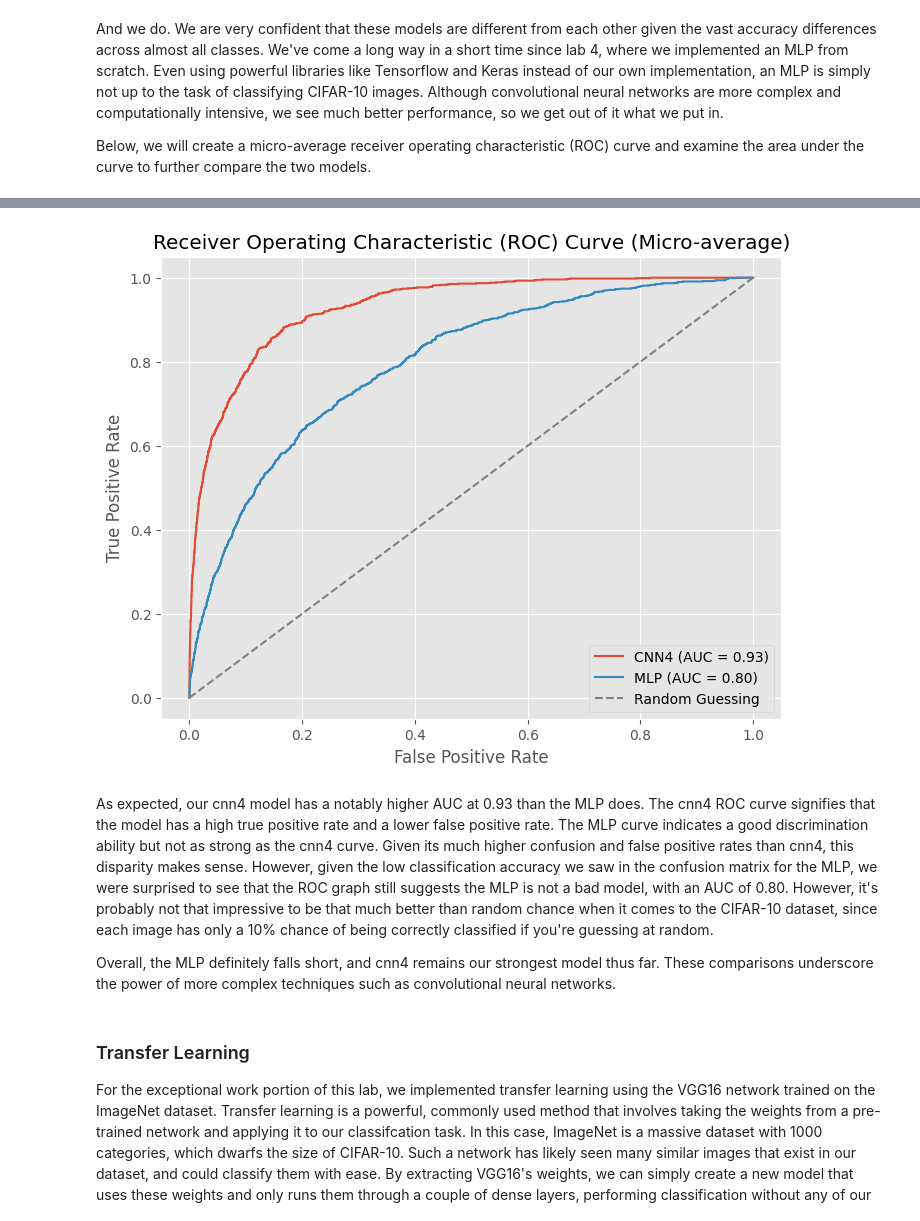
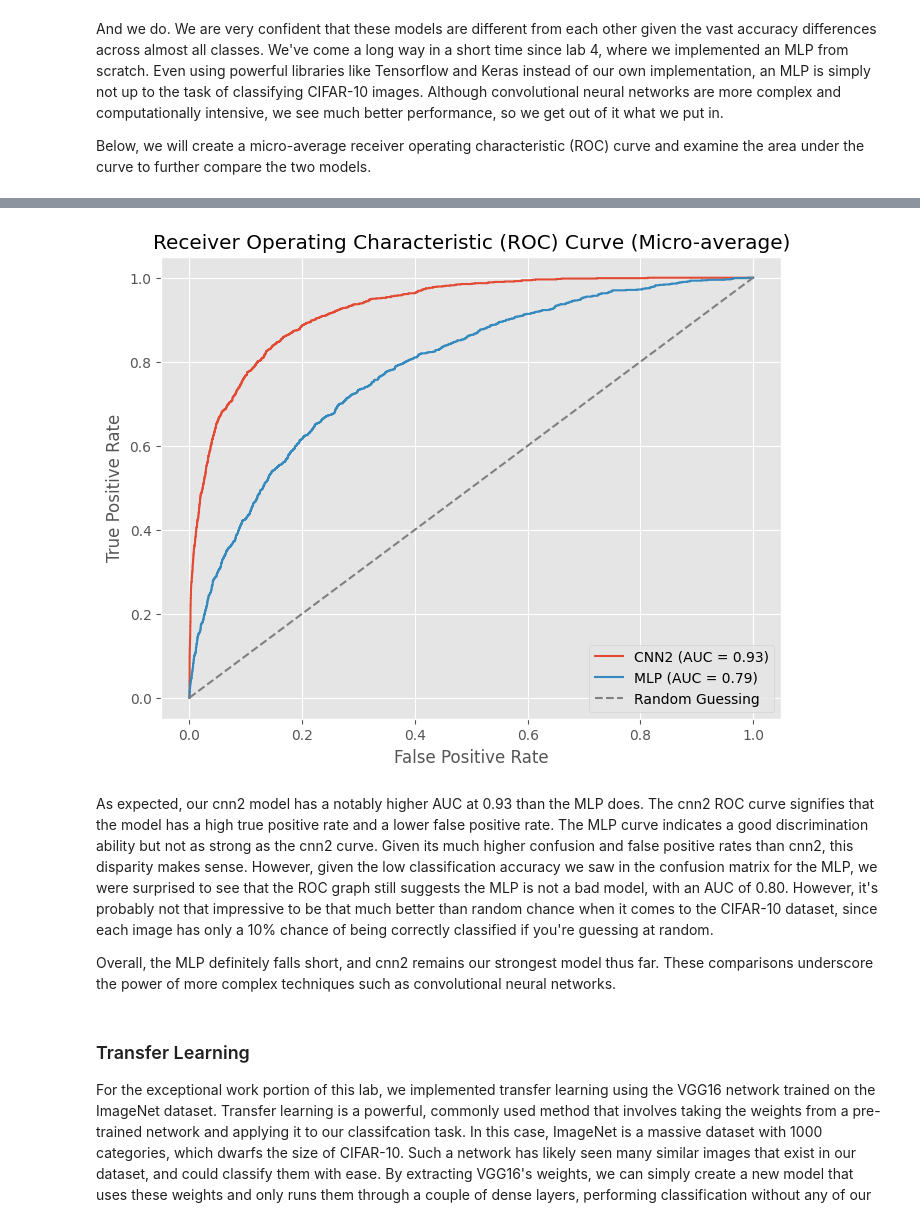
Before and after one commit to wyattsaltzman/ML-F23-Lab6, a Jupyter notebook: lab6.ipynb, the cells around one changed output, grey strips where cells are left out. Drawn from its saved outputs; the diff is of its cells as text; code cells hidden in the pictures.

```diff
--- a/lab6.ipynb
+++ b/lab6.ipynb
@@ -786,38 +788,38 @@ from sklearn.multiclass import OneVsRestClassifier
 from itertools import cycle
 from sklearn.metrics import roc_curve, auc
 
-yhat_cnn4 = cnn4.predict(X_test)
+yhat_cnn2 = cnn2.predict(X_test)
 yhat_mlp = mlp.predict(X_test)
 
 y_true = y_test.ravel()
 
 y_test_bin = label_binarize(y_true, classes=np.arange(N_CLASSES))
 
-cnn4_fpr = dict()
-cnn4_tpr = dict()
-cnn4_roc_auc = dict()
+cnn2_fpr = dict()
+cnn2_tpr = dict()
+cnn2_roc_auc = dict()
 
 mlp_fpr = dict()
 mlp_tpr = dict()
 mlp_roc_auc = dict()
 
 for i in range(N_CLASSES):
-    cnn4_fpr[i], cnn4_tpr[i], _ = roc_curve(y_test_bin[:, i], yhat_cnn4[:, i])
-    cnn4_roc_auc[i] = auc(cnn4_fpr[i], cnn4_tpr[i])
+    cnn2_fpr[i], cnn2_tpr[i], _ = roc_curve(y_test_bin[:, i], yhat_cnn2[:, i])
+    cnn2_roc_auc[i] = auc(cnn2_fpr[i], cnn2_tpr[i])
 
     mlp_fpr[i], mlp_tpr[i], _ = roc_curve(y_test_bin[:, i], yhat_mlp[:, i])
     mlp_roc_auc[i] = auc(mlp_fpr[i], mlp_tpr[i])
 
 # Compute micro-average ROC curve and ROC area
-cnn4_fpr['micro'], cnn4_tpr['micro'], _ = roc_curve(y_test_bin.ravel(), yhat_cnn4.ravel())
-cnn4_roc_auc['micro'] = auc(cnn4_fpr['micro'], cnn4_tpr['micro'])
+cnn2_fpr['micro'], cnn2_tpr['micro'], _ = roc_curve(y_test_bin.ravel(), yhat_cnn2.ravel())
+cnn2_roc_auc['micro'] = auc(cnn2_fpr['micro'], cnn2_tpr['micro'])
 
 mlp_fpr['micro'], mlp_tpr['micro'], _ = roc_curve(y_test_bin.ravel(), yhat_mlp.ravel())
 mlp_roc_auc['micro'] = auc(mlp_fpr['micro'], mlp_tpr['micro'])
 
 # Plot the ROC curves
 plt.figure(figsize=(8, 6))
-plt.plot(cnn4_fpr['micro'], cnn4_tpr['micro'], label=f'CNN4 (AUC = {cnn4_roc_auc["micro"]:.2f})')
+plt.plot(cnn2_fpr['micro'], cnn2_tpr['micro'], label=f'CNN2 (AUC = {cnn2_roc_auc["micro"]:.2f})')
 plt.plot(mlp_fpr['micro'], mlp_tpr['micro'], label=f'MLP (AUC = {mlp_roc_auc["micro"]:.2f})')
 plt.plot([0, 1], [0, 1], linestyle='--', color='gray', label='Random Guessing')
 plt.xlabel('False Positive Rate')
@@ -832,8 +834,8 @@ plt.show()
-[figure, old version]
+[figure, new version]
 # %% [markdown]
-As expected, our cnn4 model has a notably higher AUC at 0.93 than the MLP does. The cnn4 ROC curve signifies that the model has a high true positive rate and a lower false positive rate. The MLP curve indicates a good discrimination ability but not as strong as the cnn4 curve. Given its much higher confusion and false positive rates than cnn4, this disparity makes sense. However, given the low classification accuracy we saw in the confusion matrix for the MLP, we were surprised to see that the ROC graph still suggests the MLP is not a bad model, with an AUC of 0.80. However, it's probably not that impressive to be that much better than random chance when it comes to the CIFAR-10 dataset, since each image has only a 10% chance of being correctly classified if you're guessing at random.
+As expected, our cnn2 model has a notably higher AUC at 0.93 than the MLP does. The cnn2 ROC curve signifies that the model has a high true positive rate and a lower false positive rate. The MLP curve indicates a good discrimination ability but not as strong as the cnn2 curve. Given its much higher confusion and false positive rates than cnn2, this disparity makes sense. However, given the low classification accuracy we saw in the confusion matrix for the MLP, we were surprised to see that the ROC graph still suggests the MLP is not a bad model, with an AUC of 0.80. However, it's probably not that impressive to be that much better than random chance when it comes to the CIFAR-10 dataset, since each image has only a 10% chance of being correctly classified if you're guessing at random.
 
-Overall, the MLP definitely falls short, and cnn4 remains our strongest model thus far. These comparisons underscore the power of more complex techniques such as convolutional neural networks.
+Overall, the MLP definitely falls short, and cnn2 remains our strongest model thus far. These comparisons underscore the power of more complex techniques such as convolutional neural networks.
 # %% [markdown]
 ### Transfer Learning
 
```
Also changed, not shown: parts of 46 cells of this notebook, 1 other file.
